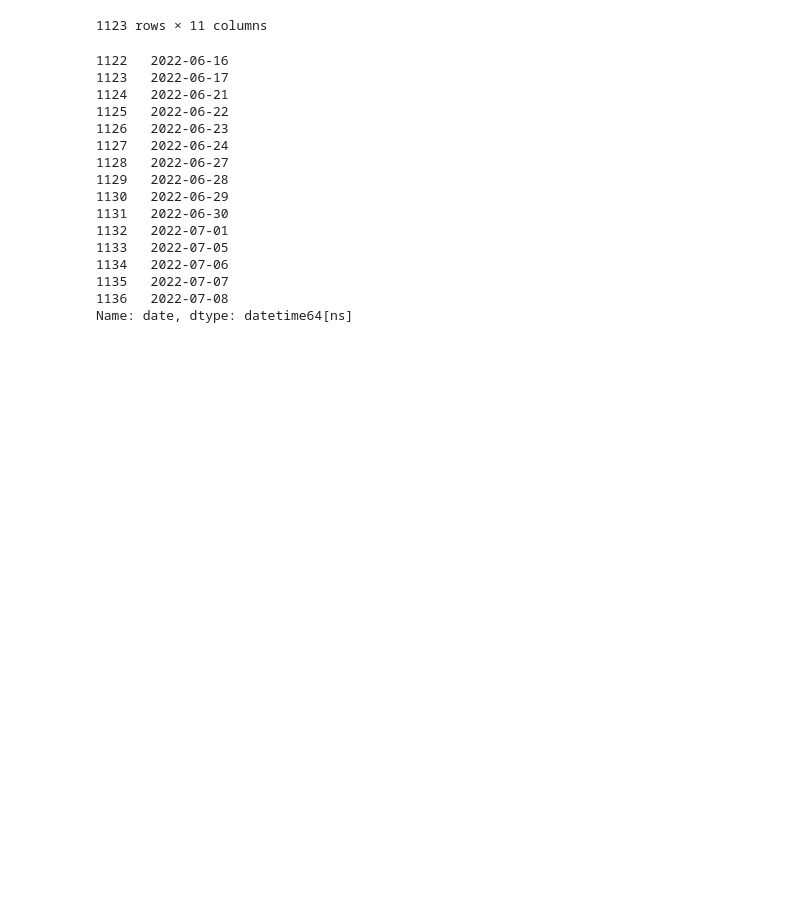
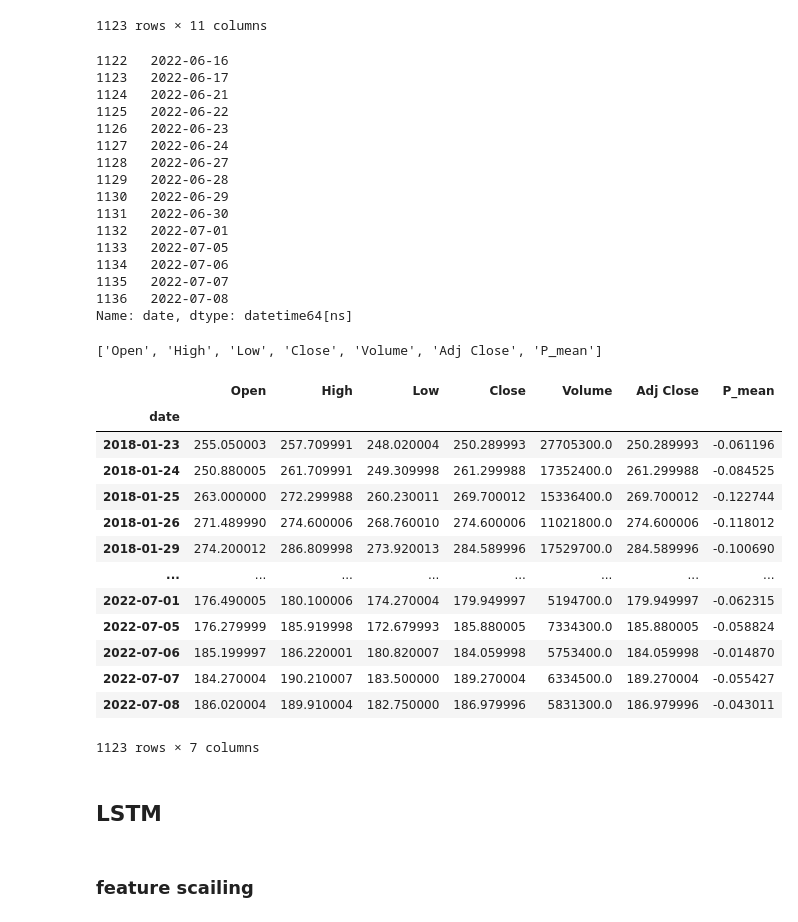
Before and after one commit to Journee-Kim/Netflix-stock-predict-twitter-sentiment-analysis, a Jupyter notebook: EDA.ipynb, the cells around one changed output. Drawn from its saved outputs; the diff is of its cells as text; code cells hidden in the pictures; blank space fills up the shorter version.

Commit message:
feature scailing 14/6/24

```diff
--- a/EDA.ipynb
+++ b/EDA.ipynb
@@ -101,3 +101,35 @@ print(train_dates.tail(15)) #Check last few dates.
 1135   2022-07-07
 1136   2022-07-08
 Name: date, dtype: datetime64[ns]
+# %%
+cols = [ 'Open',
+    'High', 'Low',
+    'Close',
+    'Volume',
+    'Adj Close',
+    'P_mean']
+print(cols)
+
+df_train = df[cols].astype(float)
+df_train.index = df['date']
+df_train
+# %% [output]
+['Open', 'High', 'Low', 'Close', 'Volume', 'Adj Close', 'P_mean']
+|  | Open | High | Low | Close | Volume | Adj Close | P_mean |
+| date |  |  |  |  |  |  |  |
+| 2018-01-23 | 255.050003 | 257.709991 | 248.020004 | 250.289993 | 27705300.0 | 250.289993 | -0.061196 |
+| 2018-01-24 | 250.880005 | 261.709991 | 249.309998 | 261.299988 | 17352400.0 | 261.299988 | -0.084525 |
+| 2018-01-25 | 263.000000 | 272.299988 | 260.230011 | 269.700012 | 15336400.0 | 269.700012 | -0.122744 |
+| 2018-01-26 | 271.489990 | 274.600006 | 268.760010 | 274.600006 | 11021800.0 | 274.600006 | -0.118012 |
+| 2018-01-29 | 274.200012 | 286.809998 | 273.920013 | 284.589996 | 17529700.0 | 284.589996 | -0.100690 |
+| ... | ... | ... | ... | ... | ... | ... | ... |
+| 2022-07-01 | 176.490005 | 180.100006 | 174.270004 | 179.949997 | 5194700.0 | 179.949997 | -0.062315 |
+| 2022-07-05 | 176.279999 | 185.919998 | 172.679993 | 185.880005 | 7334300.0 | 185.880005 | -0.058824 |
+| 2022-07-06 | 185.199997 | 186.220001 | 180.820007 | 184.059998 | 5753400.0 | 184.059998 | -0.014870 |
+| 2022-07-07 | 184.270004 | 190.210007 | 183.500000 | 189.270004 | 6334500.0 | 189.270004 | -0.055427 |
+| 2022-07-08 | 186.020004 | 189.910004 | 182.750000 | 186.979996 | 5831300.0 | 186.979996 | -0.043011 |
+1123 rows × 7 columns
+# %% [markdown]
+## LSTM
+# %% [markdown]
+### feature scailing
```
Also changed, not shown: parts of 1 cell of this notebook.
